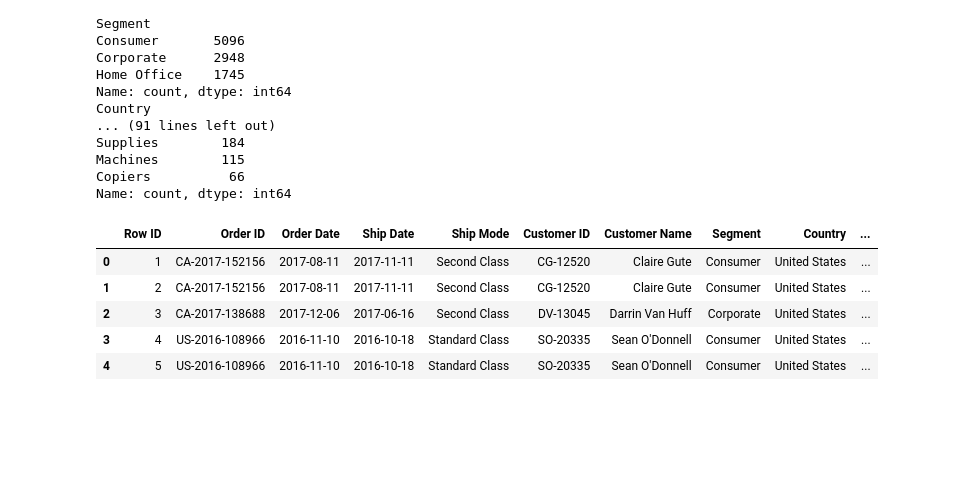
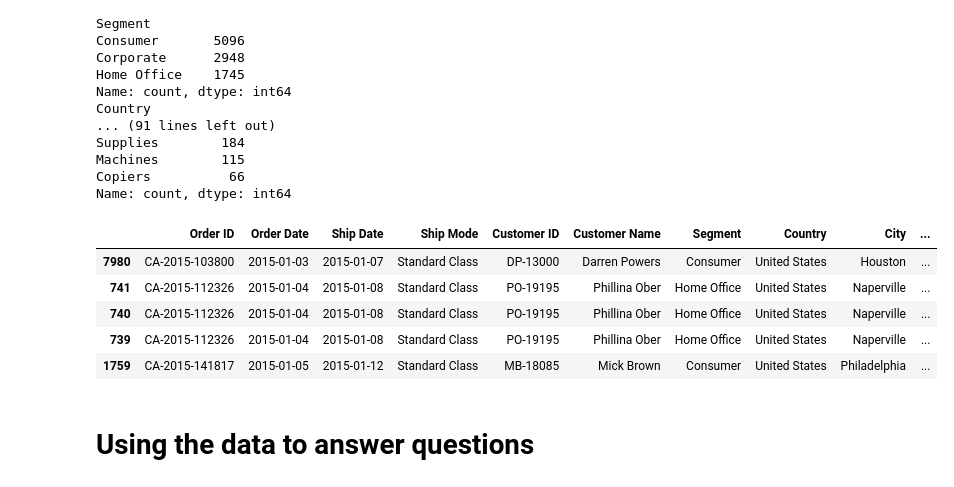
Before and after one commit to Fareed04/sales-performance-analysis, a Jupyter notebook: notebooks/01_data_overview.ipynb, the cells around one changed output. Drawn from its saved outputs; the diff is of its cells as text; code cells hidden in the pictures; blank space fills up the shorter version.

Commit message:
Added initial sales analysis and business insights

```diff
--- a/notebooks/01_data_overview.ipynb
+++ b/notebooks/01_data_overview.ipynb
@@ -154,6 +151,9 @@ for col_name in df.columns.tolist():
 print(f"{count} Column were converted to datetime")
 # %% [output]
 2 Column were converted to datetime
+# %%
+# Dropping columns that are irrelevant to analysis
+df.drop("Row ID", axis=1, inplace=True)
 # %%
 df.info()
 # %% [output]
@@ -205,12 +205,17 @@ Name: count, dtype: int64
 # %%
 # Round up Sales data to 2-decimal places
 df['Sales'] = df['Sales'].round(2)
+# %%
+# Sort the data in ascending order using the Order Date
+df_sorted = df.sort_values(by= "Order Date")
 # %%
-df.head()
+df_sorted.head()
 # %% [output]
-|  | Row ID | Order ID | Order Date | Ship Date | Ship Mode | Customer ID | Customer Name | Segment | Country | ... |
-| 0 | 1 | CA-2017-152156 | 2017-08-11 | 2017-11-11 | Second Class | CG-12520 | Claire Gute | Consumer | United States | ... |
-| 1 | 2 | CA-2017-152156 | 2017-08-11 | 2017-11-11 | Second Class | CG-12520 | Claire Gute | Consumer | United States | ... |
-| 2 | 3 | CA-2017-138688 | 2017-12-06 | 2017-06-16 | Second Class | DV-13045 | Darrin Van Huff | Corporate | United States | ... |
-| 3 | 4 | US-2016-108966 | 2016-11-10 | 2016-10-18 | Standard Class | SO-20335 | Sean O'Donnell | Consumer | United States | ... |
-| 4 | 5 | US-2016-108966 | 2016-11-10 | 2016-10-18 | Standard Class | SO-20335 | Sean O'Donnell | Consumer | United States | ... |
+|  | Order ID | Order Date | Ship Date | Ship Mode | Customer ID | Customer Name | Segment | Country | City | ... |
+| 7980 | CA-2015-103800 | 2015-01-03 | 2015-01-07 | Standard Class | DP-13000 | Darren Powers | Consumer | United States | Houston | ... |
+| 741 | CA-2015-112326 | 2015-01-04 | 2015-01-08 | Standard Class | PO-19195 | Phillina Ober | Home Office | United States | Naperville | ... |
+| 740 | CA-2015-112326 | 2015-01-04 | 2015-01-08 | Standard Class | PO-19195 | Phillina Ober | Home Office | United States | Naperville | ... |
+| 739 | CA-2015-112326 | 2015-01-04 | 2015-01-08 | Standard Class | PO-19195 | Phillina Ober | Home Office | United States | Naperville | ... |
+| 1759 | CA-2015-141817 | 2015-01-05 | 2015-01-12 | Standard Class | MB-18085 | Mick Brown | Consumer | United States | Philadelphia | ... |
+# %% [markdown]
+# Using the data to answer questions
```
Also changed, not shown: parts of 17 cells of this notebook, 1 other file.
